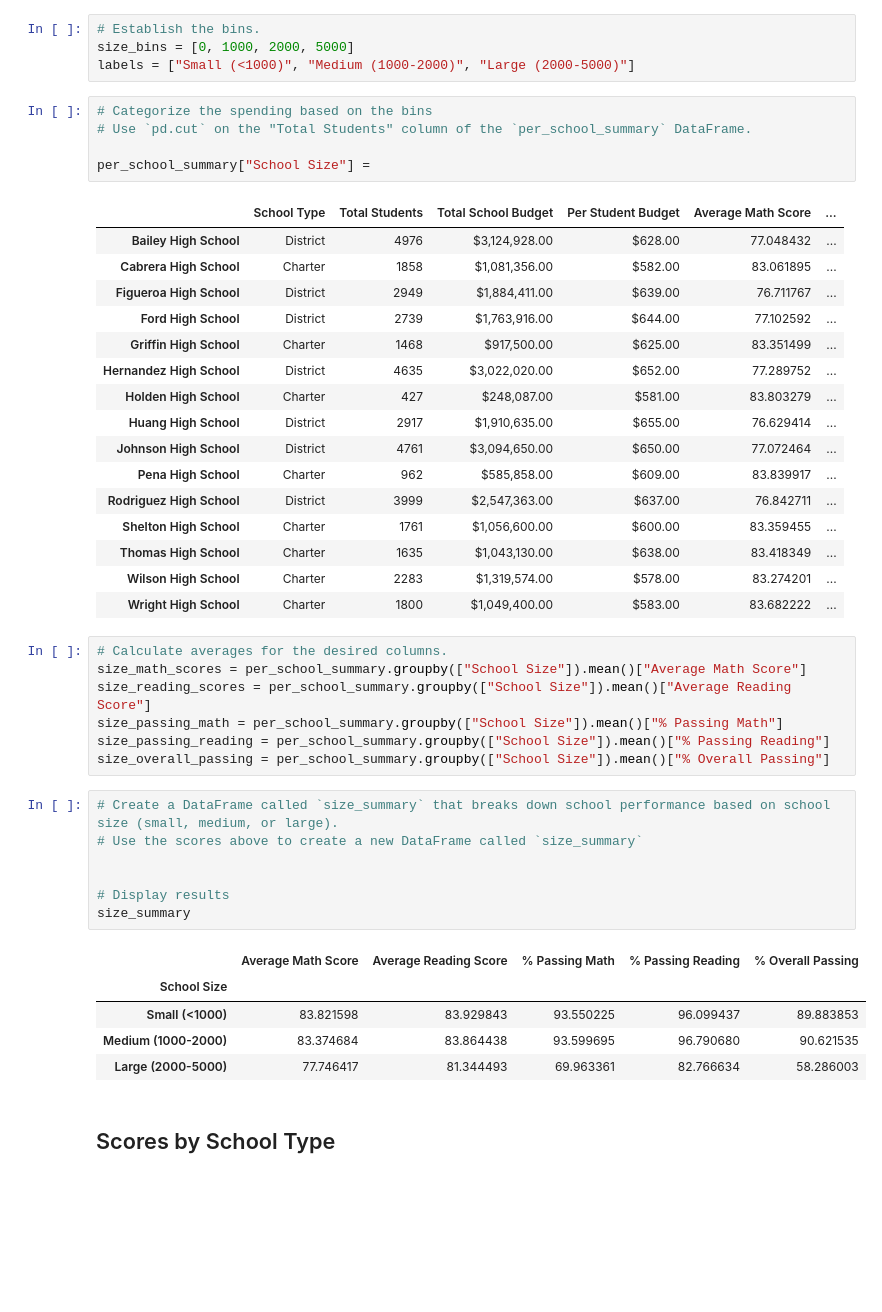
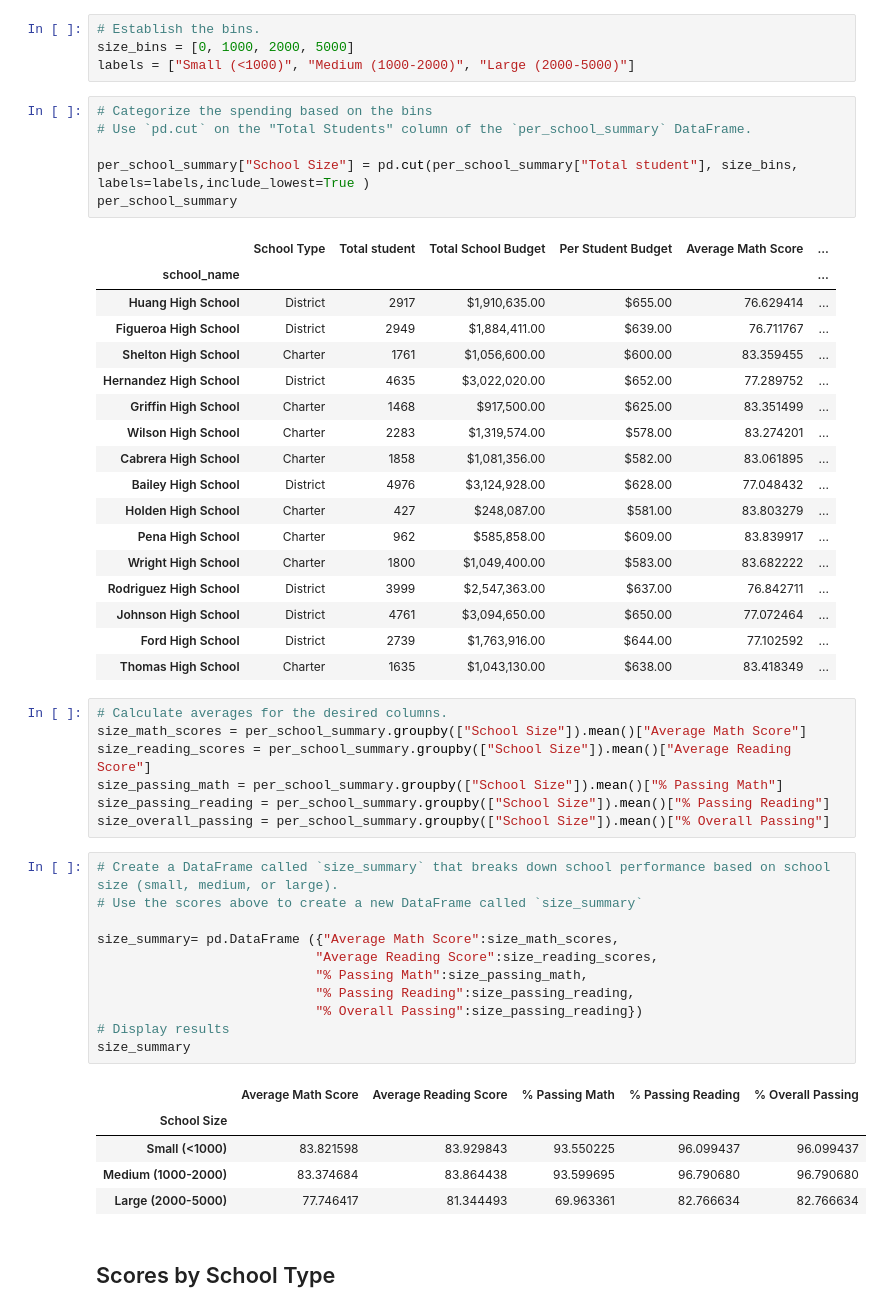
Before and after one commit to neginkanani/pandas_challenge, a Jupyter notebook: Starter_Code/PyCitySchools/PyCitySchools_starter.ipynb, the cells around one changed output. Saved outputs shown, nothing was run; the diff lists cells and outputs as text; blank space fills up the shorter version.

```diff
--- a/Starter_Code/PyCitySchools/PyCitySchools_starter.ipynb
+++ b/Starter_Code/PyCitySchools/PyCitySchools_starter.ipynb
@@ -623,24 +627,26 @@ labels = ["Small (<1000)", "Medium (1000-2000)", "Large (2000-5000)"]
 # Categorize the spending based on the bins
 # Use `pd.cut` on the "Total Students" column of the `per_school_summary` DataFrame.
 
-per_school_summary["School Size"] =
+per_school_summary["School Size"] = pd.cut(per_school_summary["Total student"], size_bins, labels=labels,include_lowest=True )
+per_school_summary
 # %% [output]
-|  | School Type | Total Students | Total School Budget | Per Student Budget | Average Math Score | ... |
+|  | School Type | Total student | Total School Budget | Per Student Budget | Average Math Score | ... |
+| school_name |  |  |  |  |  | ... |
+| Huang High School | District | 2917 | $1,910,635.00 | $655.00 | 76.629414 | ... |
+| Figueroa High School | District | 2949 | $1,884,411.00 | $639.00 | 76.711767 | ... |
+| Shelton High School | Charter | 1761 | $1,056,600.00 | $600.00 | 83.359455 | ... |
+| Hernandez High School | District | 4635 | $3,022,020.00 | $652.00 | 77.289752 | ... |
+| Griffin High School | Charter | 1468 | $917,500.00 | $625.00 | 83.351499 | ... |
+| Wilson High School | Charter | 2283 | $1,319,574.00 | $578.00 | 83.274201 | ... |
+| Cabrera High School | Charter | 1858 | $1,081,356.00 | $582.00 | 83.061895 | ... |
 | Bailey High School | District | 4976 | $3,124,928.00 | $628.00 | 77.048432 | ... |
-| Cabrera High School | Charter | 1858 | $1,081,356.00 | $582.00 | 83.061895 | ... |
-| Figueroa High School | District | 2949 | $1,884,411.00 | $639.00 | 76.711767 | ... |
+| Holden High School | Charter | 427 | $248,087.00 | $581.00 | 83.803279 | ... |
+| Pena High School | Charter | 962 | $585,858.00 | $609.00 | 83.839917 | ... |
+| Wright High School | Charter | 1800 | $1,049,400.00 | $583.00 | 83.682222 | ... |
+| Rodriguez High School | District | 3999 | $2,547,363.00 | $637.00 | 76.842711 | ... |
+| Johnson High School | District | 4761 | $3,094,650.00 | $650.00 | 77.072464 | ... |
 | Ford High School | District | 2739 | $1,763,916.00 | $644.00 | 77.102592 | ... |
-| Griffin High School | Charter | 1468 | $917,500.00 | $625.00 | 83.351499 | ... |
-| Hernandez High School | District | 4635 | $3,022,020.00 | $652.00 | 77.289752 | ... |
-| Holden High School | Charter | 427 | $248,087.00 | $581.00 | 83.803279 | ... |
-| Huang High School | District | 2917 | $1,910,635.00 | $655.00 | 76.629414 | ... |
-| Johnson High School | District | 4761 | $3,094,650.00 | $650.00 | 77.072464 | ... |
-| Pena High School | Charter | 962 | $585,858.00 | $609.00 | 83.839917 | ... |
-| Rodriguez High School | District | 3999 | $2,547,363.00 | $637.00 | 76.842711 | ... |
-| Shelton High School | Charter | 1761 | $1,056,600.00 | $600.00 | 83.359455 | ... |
 | Thomas High School | Charter | 1635 | $1,043,130.00 | $638.00 | 83.418349 | ... |
-| Wilson High School | Charter | 2283 | $1,319,574.00 | $578.00 | 83.274201 | ... |
-| Wright High School | Charter | 1800 | $1,049,400.00 | $583.00 | 83.682222 | ... |
 # %%
 # Calculate averages for the desired columns.
 size_math_scores = per_school_summary.groupby(["School Size"]).mean()["Average Math Score"]
@@ -651,16 +657,20 @@ size_overall_passing = per_school_summary.groupby(["School Size"]).mean()["% Ove
 # %%
 # Create a DataFrame called `size_summary` that breaks down school performance based on school size (small, medium, or large).
 # Use the scores above to create a new DataFrame called `size_summary`
 
-
+size_summary= pd.DataFrame ({"Average Math Score":size_math_scores,
+                            "Average Reading Score":size_reading_scores,
+                            "% Passing Math":size_passing_math,
+                            "% Passing Reading":size_passing_reading,
+                            "% Overall Passing":size_passing_reading})
 # Display results
 size_summary
 # %% [output]
 |  | Average Math Score | Average Reading Score | % Passing Math | % Passing Reading | % Overall Passing |
 | School Size |  |  |  |  |  |
-| Small (<1000) | 83.821598 | 83.929843 | 93.550225 | 96.099437 | 89.883853 |
-| Medium (1000-2000) | 83.374684 | 83.864438 | 93.599695 | 96.790680 | 90.621535 |
-| Large (2000-5000) | 77.746417 | 81.344493 | 69.963361 | 82.766634 | 58.286003 |
+| Small (<1000) | 83.821598 | 83.929843 | 93.550225 | 96.099437 | 96.099437 |
+| Medium (1000-2000) | 83.374684 | 83.864438 | 93.599695 | 96.790680 | 96.790680 |
+| Large (2000-5000) | 77.746417 | 81.344493 | 69.963361 | 82.766634 | 82.766634 |
 # %% [markdown]
 ## Scores by School Type
 # %%
```
Also changed, not shown: parts of 3 cells of this notebook.
